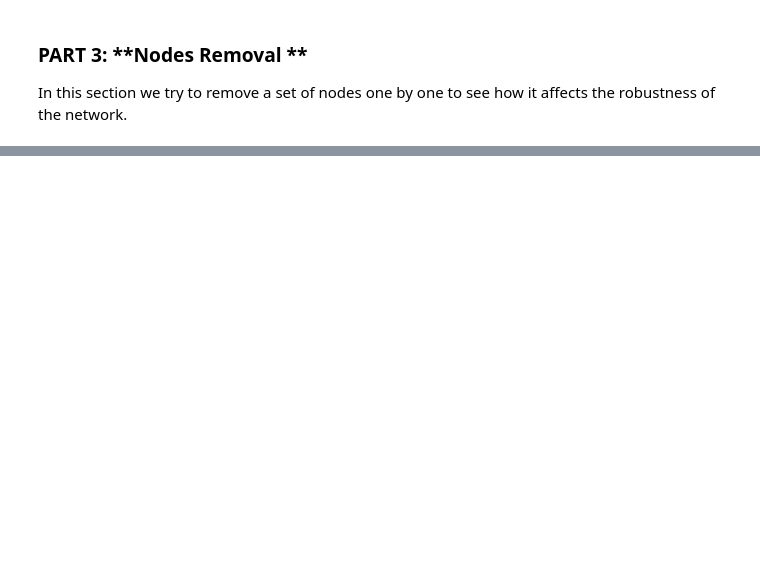
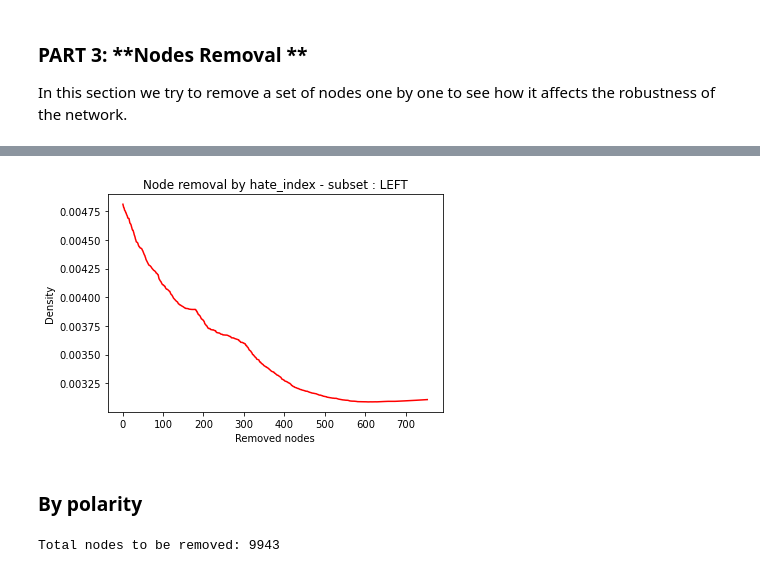
Before and after one commit to andrybicio/net2020, a Jupyter notebook: Semantic_Group/Network_Analysis_Andrea.ipynb, the cells around one changed output, grey strips where cells are left out. Cells and saved outputs as stored; diff of their text form; code cells hidden in the pictures; blank space fills up the shorter version.

```diff
--- a/Semantic_Group/Network_Analysis_Andrea.ipynb
+++ b/Semantic_Group/Network_Analysis_Andrea.ipynb
@@ -387,0 +410,8 @@ plt.show()
+# %%
+#Here we select the nodes and sort them by hate_index
+#select nodes over their degree!
+selected_nodes = [x for x in sorted_hate_index if x[1] > 0 ]
+print("Total nodes to be removed:", len(selected_nodes))
+nodes_removed = []
+for i,v in enumerate(selected_nodes):
+    nodes_removed.append(selected_nodes[i][0])
@@ -387,0 +420,12 @@ plt.show()
+# %%
+#Node Removal, for robustness, removing 1 by 1 starting by nodes with highest hate_index
+G1 = G.copy()
+list_density = []
+nodes_rem = []
+for i, node in enumerate(nodes_removed):
+    if (i % 50 == 0):
+        print("Removing ", i ,"/", len(nodes_removed))
+    G1.remove_node(node)
+    list_density.append(nx.density(G1))
+    #list_transitivity.append(nx.transitivity(G1)) #we can use it to measure robustness
+    nodes_rem.append(i+1)
@@ -388,6 +450,20 @@ plt.show()
 # %%
 plt.plot(nodes_rem, list_density, 'r-')
-#plt.plot(nodes_removed, diam_list , 'b-')
+plt.title("Node removal by hate_index - subset : "+ subset_str)
 plt.ylabel("Density")
 plt.xlabel("Removed nodes")
 plt.show()
+# %% [output]
+[figure, added]
+# %% [markdown]
+### By polarity
+# %%
+#Here we select the nodes and sort them by degree
+#select nodes over their degree!
+selected_nodes = [x for x in sorted_hate_polar if x[1] < 0 ]
+print("Total nodes to be removed:", len(selected_nodes))
+nodes_removed = []
+for i,v in enumerate(selected_nodes):
+    nodes_removed.append(selected_nodes[i][0])
+# %% [output]
+Total nodes to be removed: 9943
```
Also changed, not shown: parts of 36 cells of this notebook.
